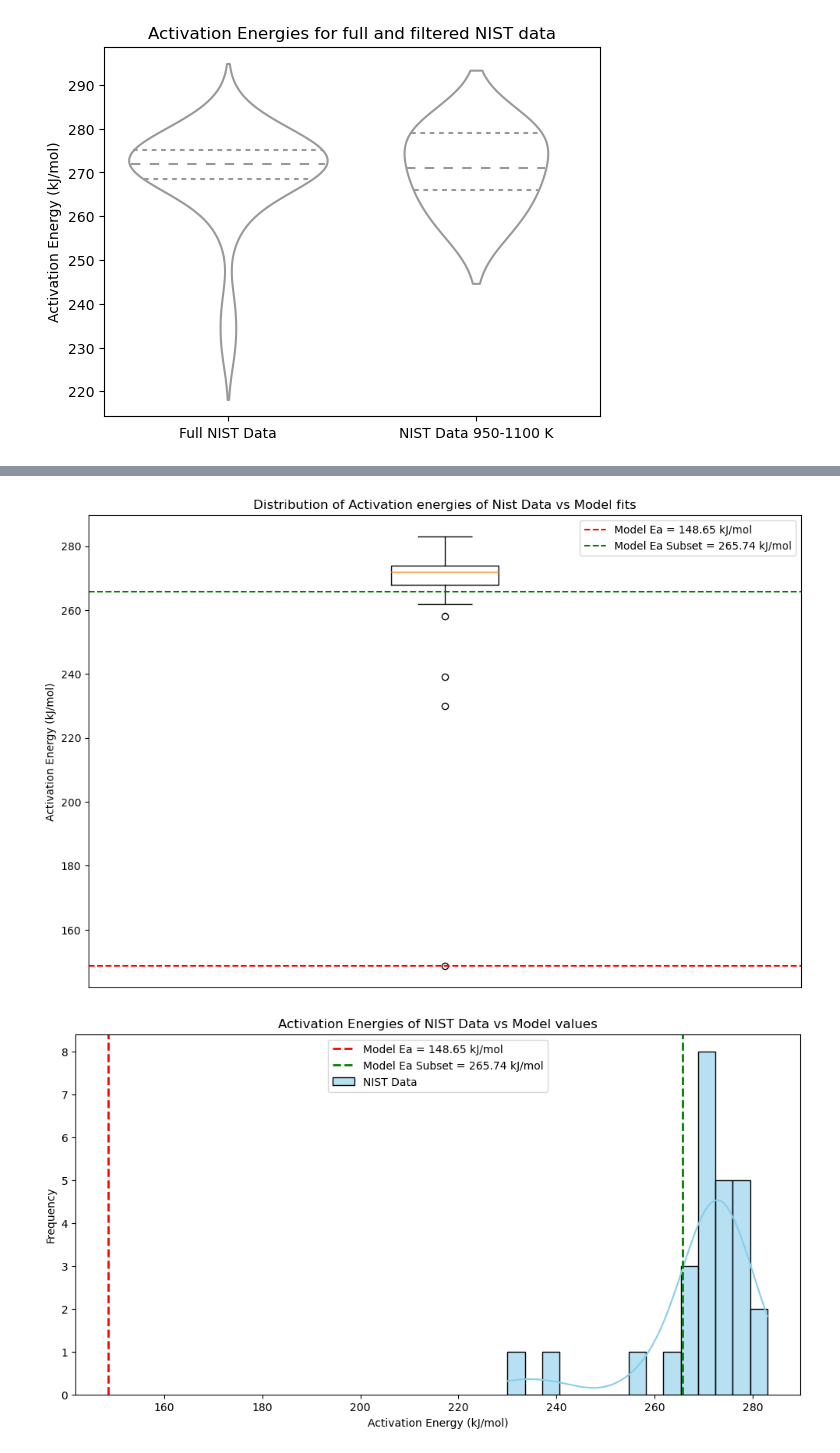
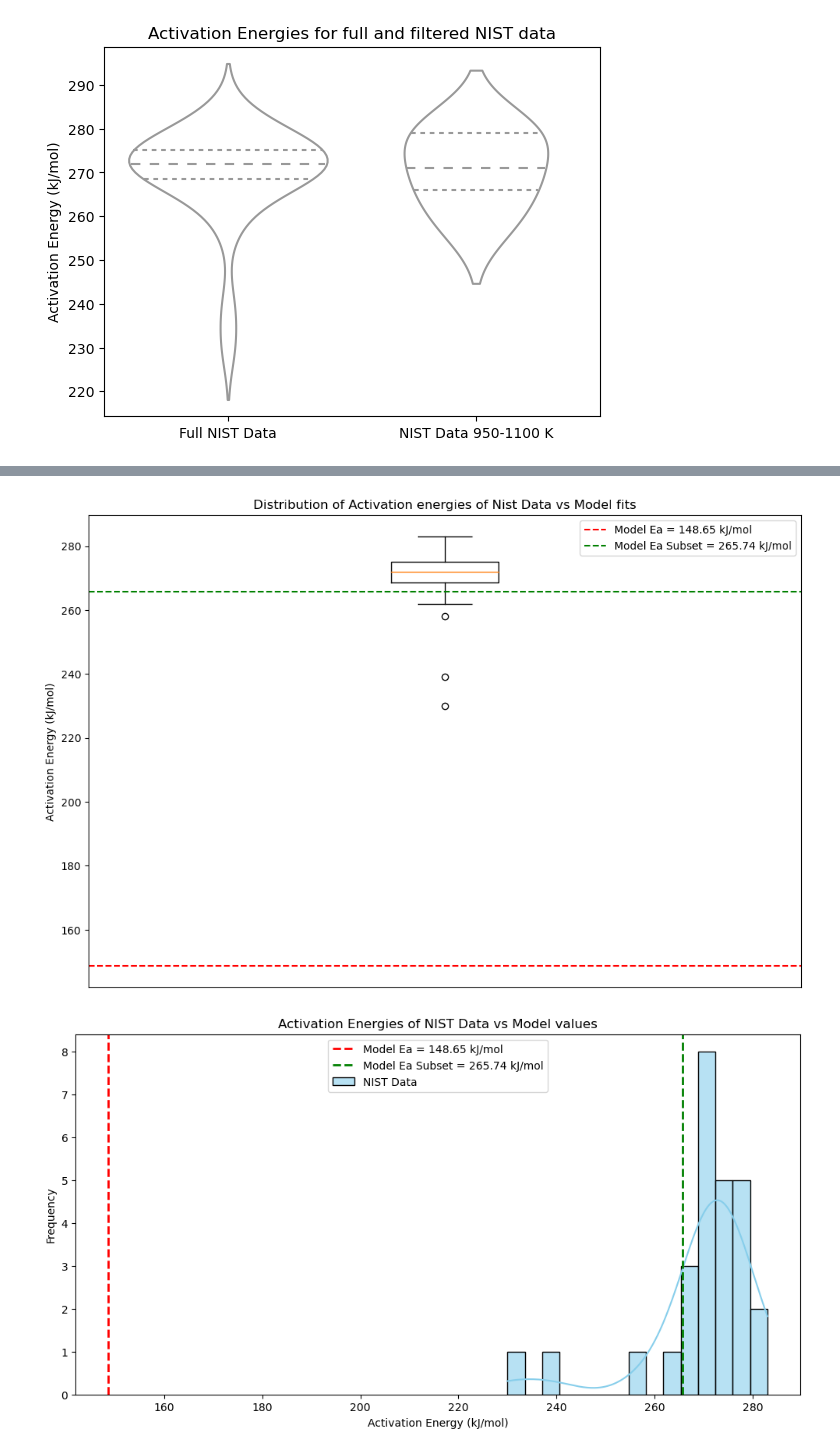
Before and after one commit to nickhardman3/y3_DataScience_Assignment1, a Jupyter notebook: Assignment1.ipynb, the cells around one changed output, grey strips where cells are left out. Drawn from its saved outputs; the diff is of its cells as text; code cells hidden in the pictures.

```diff
--- a/Assignment1.ipynb
+++ b/Assignment1.ipynb
@@ -292,24 +292,24 @@ plt.show()
 # %%
 Ea = 148.65
 Ea_subset = 265.74
-activation_energies = [nist_data['Ea [kJ/mol]'].tolist() + [Ea, Ea_subset]] #puts all nist data & model data in the same dataframe
+activation_energies = [nist_data['Ea [kJ/mol]']] #puts all nist data & model data in the same dataframe
 
 plt.figure(figsize=(12, 8))
 
 plt.boxplot(activation_energies)
 plt.gca().set_xticks([])
 plt.gca().set_xlabel('') #removes any x axis values
 plt.ylabel('Activation Energy (kJ/mol)')
 
 plt.axhline(Ea, color='red', linestyle='--', label=f'Model Ea = {Ea} kJ/mol')
 plt.axhline(Ea_subset, color='green', linestyle='--', label=f'Model Ea Subset = {Ea_subset} kJ/mol') #adds lines to highlight where model values lay
 plt.title("Distribution of Activation energies of Nist Data vs Model fits")
 
 plt.legend()
 
 plt.show()
 # %% [output]
-[figure, old version]
+[figure, new version]
 # %%
 plt.figure(figsize=(12, 6))
 
```
Also changed, not shown: parts of 1 cell of this notebook.
